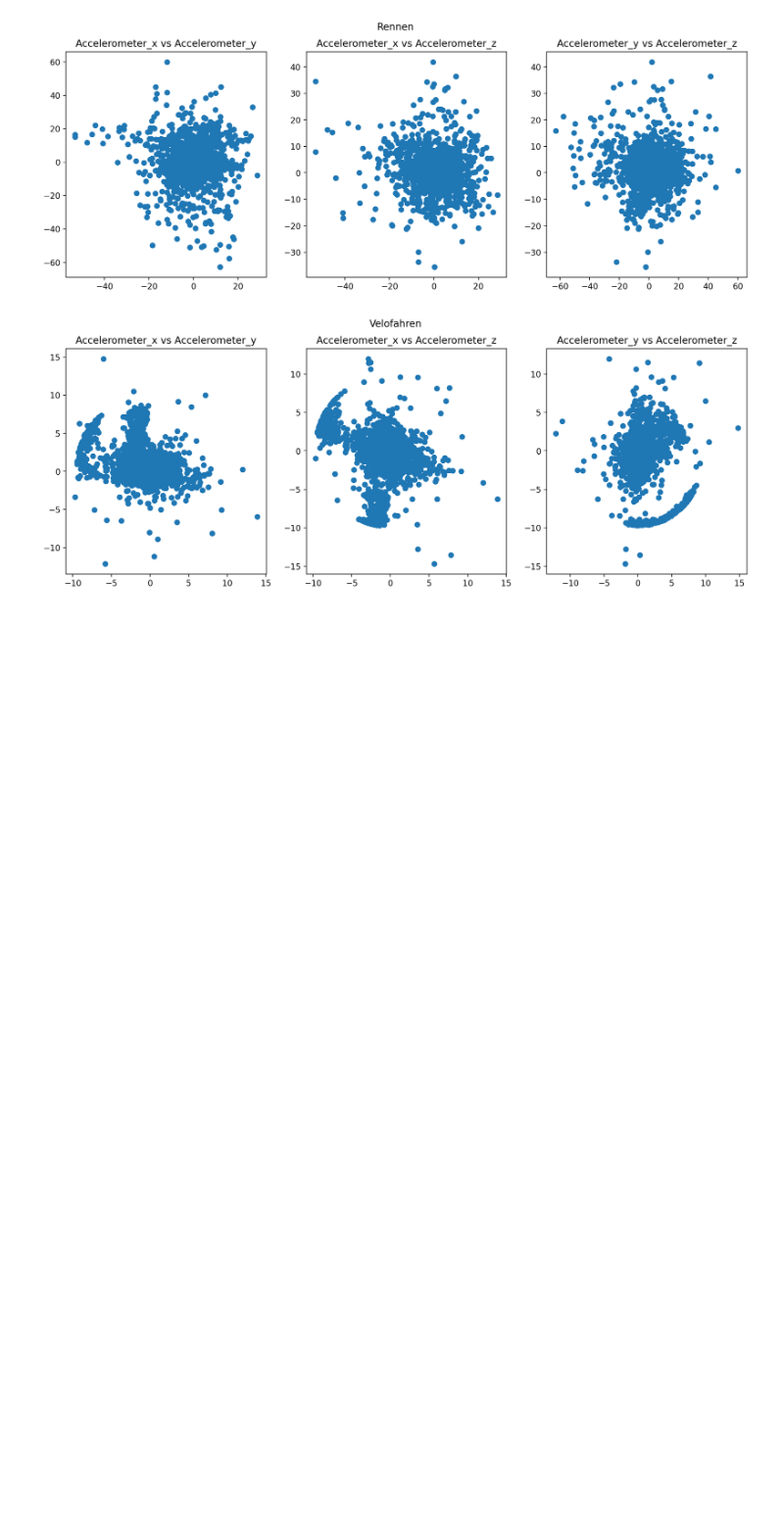
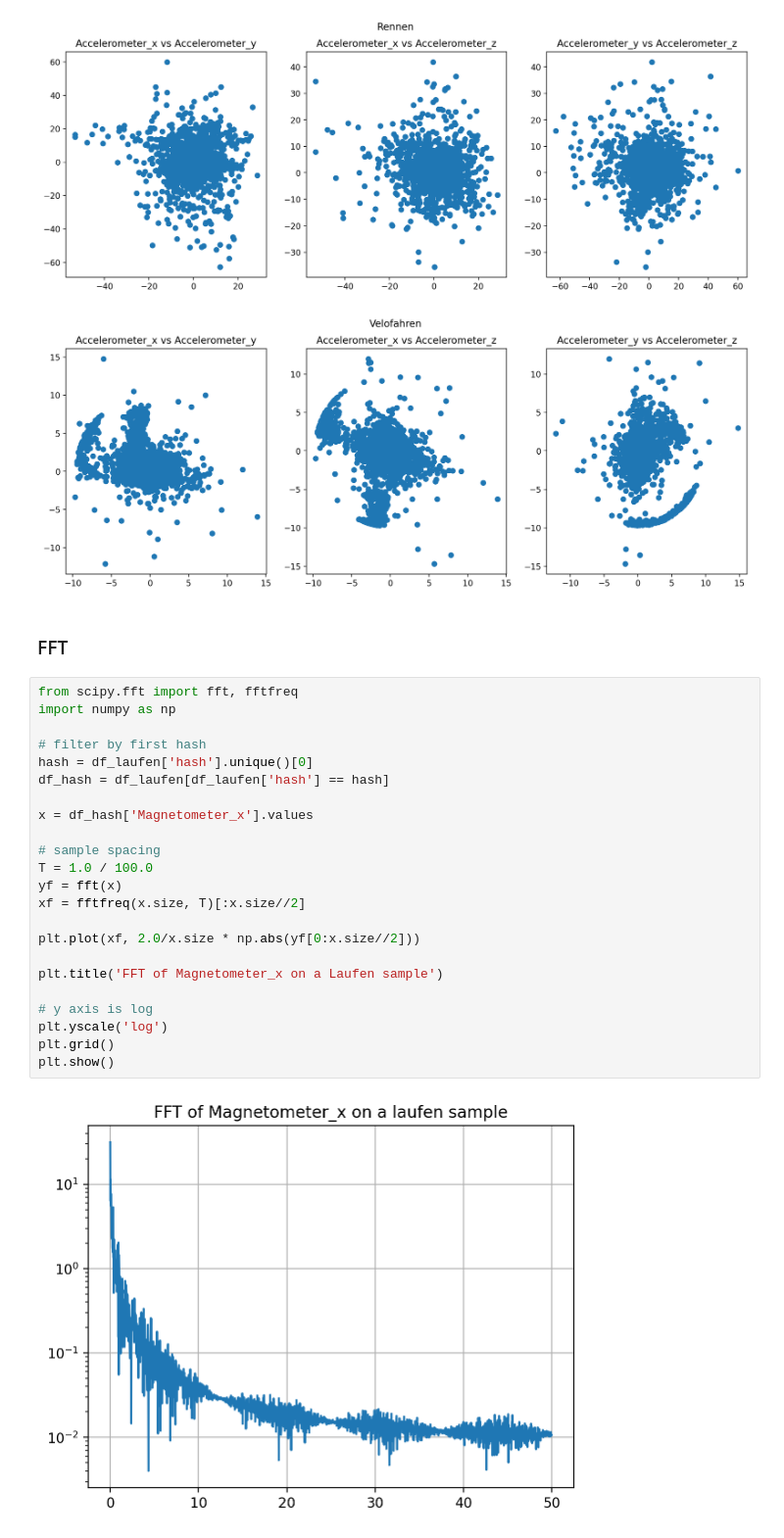
Before and after one commit to Sensor-Based-Activity-Recognition/explorative-data-analysis, a Jupyter notebook: eda_accelerometer.ipynb, the cells around one changed output. Shown at 98% size. Drawn from its saved outputs; the diff is of its cells as text; blank space fills up the shorter version.

```diff
--- a/eda_accelerometer.ipynb
+++ b/eda_accelerometer.ipynb
@@ -205,3 +205,30 @@ activities_call(activities, df_sample_accelerometer, plot_scatter)
 [figure]
 [figure]
 [figure]
+# %% [markdown]
+### FFT
+# %%
+from scipy.fft import fft, fftfreq
+import numpy as np
+
+# filter by first hash
+hash = df_laufen['hash'].unique()[0]
+df_hash = df_laufen[df_laufen['hash'] == hash]
+
+x = df_hash['Magnetometer_x'].values
+
+# sample spacing
+T = 1.0 / 100.0
+yf = fft(x)
+xf = fftfreq(x.size, T)[:x.size//2]
+
+plt.plot(xf, 2.0/x.size * np.abs(yf[0:x.size//2]))
+
+plt.title('FFT of Magnetometer_x on a Laufen sample')
+
+# y axis is log
+plt.yscale('log')
+plt.grid()
+plt.show()
+# %% [output]
+[figure, added]
```
